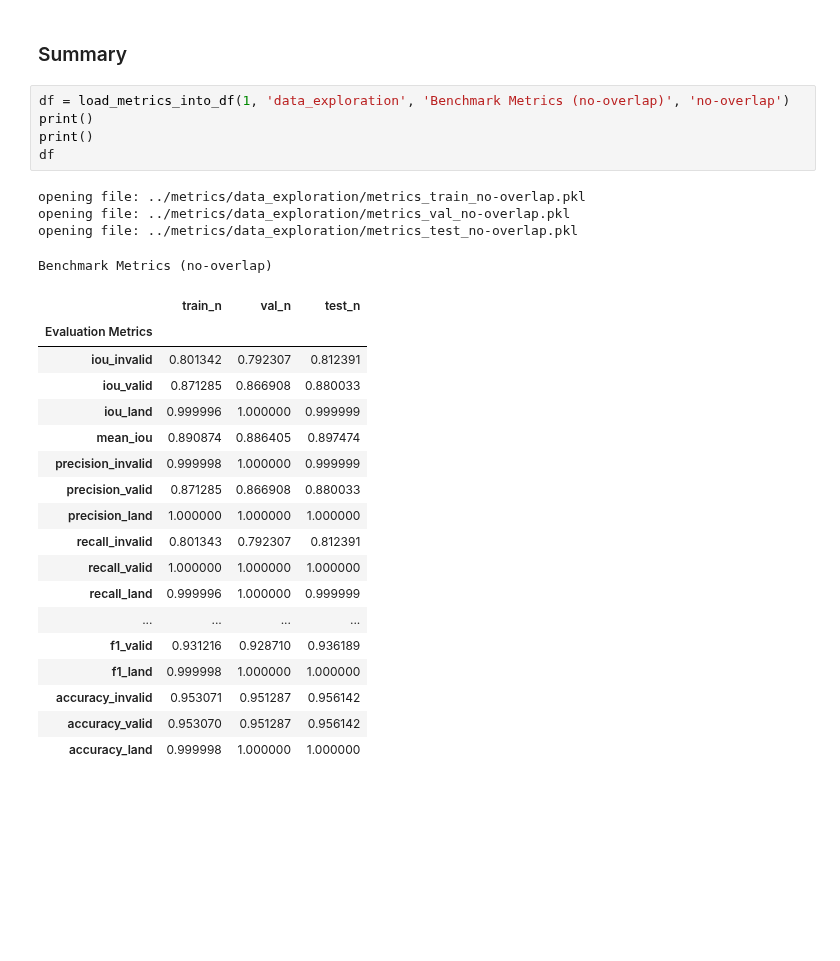
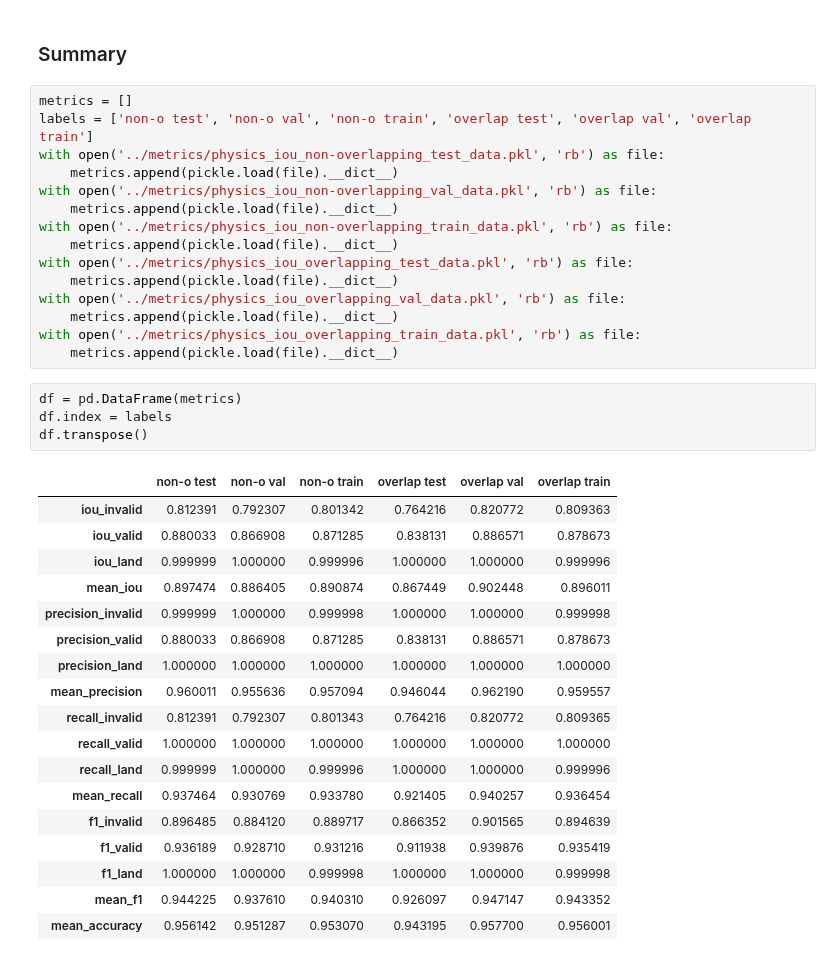
Before and after one commit to emely3h/Geospatial_ML, a Jupyter notebook: data_exploration/physics_jaccard.ipynb, the cells around one changed output. Saved outputs shown, nothing was run; the diff lists cells and outputs as text; blank space fills up the shorter version.

Commit message:
recalculate physics IoU

```diff
--- a/data_exploration/physics_jaccard.ipynb
+++ b/data_exploration/physics_jaccard.ipynb
@@ -197,30 +294,40 @@ saving metrics...
 # %% [markdown]
 ### Summary
-# %%
-df = load_metrics_into_df(1, 'data_exploration', 'Benchmark Metrics (no-overlap)', 'no-overlap')
-print()
-print()
-df
-# %% [output]
-opening file: ../metrics/data_exploration/metrics_train_no-overlap.pkl
-opening file: ../metrics/data_exploration/metrics_val_no-overlap.pkl
-opening file: ../metrics/data_exploration/metrics_test_no-overlap.pkl
-Benchmark Metrics (no-overlap)
-|  | train_n | val_n | test_n |
-| Evaluation Metrics |  |  |  |
-| iou_invalid | 0.801342 | 0.792307 | 0.812391 |
-| iou_valid | 0.871285 | 0.866908 | 0.880033 |
-| iou_land | 0.999996 | 1.000000 | 0.999999 |
-| mean_iou | 0.890874 | 0.886405 | 0.897474 |
-| precision_invalid | 0.999998 | 1.000000 | 0.999999 |
-| precision_valid | 0.871285 | 0.866908 | 0.880033 |
-| precision_land | 1.000000 | 1.000000 | 1.000000 |
-| recall_invalid | 0.801343 | 0.792307 | 0.812391 |
-| recall_valid | 1.000000 | 1.000000 | 1.000000 |
-| recall_land | 0.999996 | 1.000000 | 0.999999 |
-| ... | ... | ... | ... |
-| f1_valid | 0.931216 | 0.928710 | 0.936189 |
-| f1_land | 0.999998 | 1.000000 | 1.000000 |
-| accuracy_invalid | 0.953071 | 0.951287 | 0.956142 |
-| accuracy_valid | 0.953070 | 0.951287 | 0.956142 |
-| accuracy_land | 0.999998 | 1.000000 | 1.000000 |
+# %%
+metrics = []
+labels = ['non-o test', 'non-o val', 'non-o train', 'overlap test', 'overlap val', 'overlap train']
+with open('../metrics/physics_iou_non-overlapping_test_data.pkl', 'rb') as file:
+    metrics.append(pickle.load(file).__dict__)
+with open('../metrics/physics_iou_non-overlapping_val_data.pkl', 'rb') as file:
+    metrics.append(pickle.load(file).__dict__)
+with open('../metrics/physics_iou_non-overlapping_train_data.pkl', 'rb') as file:
+    metrics.append(pickle.load(file).__dict__)
+with open('../metrics/physics_iou_overlapping_test_data.pkl', 'rb') as file:
+    metrics.append(pickle.load(file).__dict__)
+with open('../metrics/physics_iou_overlapping_val_data.pkl', 'rb') as file:
+    metrics.append(pickle.load(file).__dict__)
+with open('../metrics/physics_iou_overlapping_train_data.pkl', 'rb') as file:
+    metrics.append(pickle.load(file).__dict__)
+# %%
+df = pd.DataFrame(metrics)
+df.index = labels
+df.transpose()
+# %% [output]
+|  | non-o test | non-o val | non-o train | overlap test | overlap val | overlap train |
+| iou_invalid | 0.812391 | 0.792307 | 0.801342 | 0.764216 | 0.820772 | 0.809363 |
+| iou_valid | 0.880033 | 0.866908 | 0.871285 | 0.838131 | 0.886571 | 0.878673 |
+| iou_land | 0.999999 | 1.000000 | 0.999996 | 1.000000 | 1.000000 | 0.999996 |
+| mean_iou | 0.897474 | 0.886405 | 0.890874 | 0.867449 | 0.902448 | 0.896011 |
+| precision_invalid | 0.999999 | 1.000000 | 0.999998 | 1.000000 | 1.000000 | 0.999998 |
+| precision_valid | 0.880033 | 0.866908 | 0.871285 | 0.838131 | 0.886571 | 0.878673 |
+| precision_land | 1.000000 | 1.000000 | 1.000000 | 1.000000 | 1.000000 | 1.000000 |
+| mean_precision | 0.960011 | 0.955636 | 0.957094 | 0.946044 | 0.962190 | 0.959557 |
+| recall_invalid | 0.812391 | 0.792307 | 0.801343 | 0.764216 | 0.820772 | 0.809365 |
+| recall_valid | 1.000000 | 1.000000 | 1.000000 | 1.000000 | 1.000000 | 1.000000 |
+| recall_land | 0.999999 | 1.000000 | 0.999996 | 1.000000 | 1.000000 | 0.999996 |
+| mean_recall | 0.937464 | 0.930769 | 0.933780 | 0.921405 | 0.940257 | 0.936454 |
+| f1_invalid | 0.896485 | 0.884120 | 0.889717 | 0.866352 | 0.901565 | 0.894639 |
+| f1_valid | 0.936189 | 0.928710 | 0.931216 | 0.911938 | 0.939876 | 0.935419 |
+| f1_land | 1.000000 | 1.000000 | 0.999998 | 1.000000 | 1.000000 | 0.999998 |
+| mean_f1 | 0.944225 | 0.937610 | 0.940310 | 0.926097 | 0.947147 | 0.943352 |
+| mean_accuracy | 0.956142 | 0.951287 | 0.953070 | 0.943195 | 0.957700 | 0.956001 |
```
Also changed, not shown: parts of 13 cells of this notebook.
